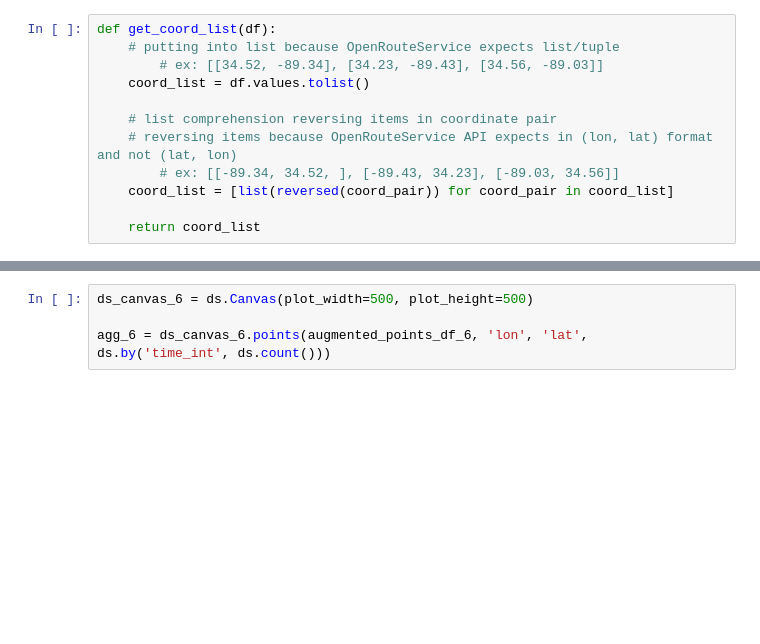
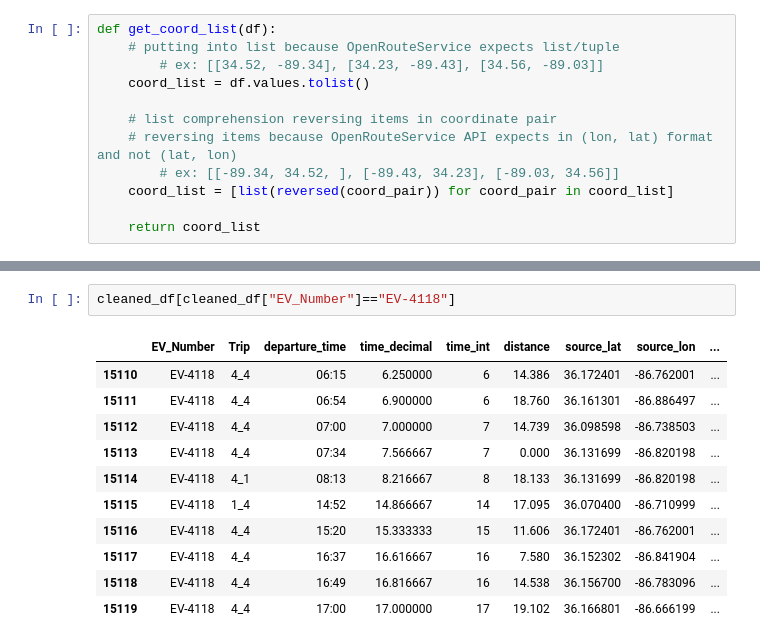
Before and after one commit to ultra-passion-fruit/GAN-EV-Map-Generation, a Jupyter notebook: gan-model.ipynb, the cells around one changed output, grey strips where cells are left out. Saved outputs shown, nothing was run; the diff lists cells and outputs as text; blank space fills up the shorter version.

```diff
--- a/gan-model.ipynb
+++ b/gan-model.ipynb
@@ -405,4 +376,14 @@ len(augmented_points_df_6)
-# %%
-ds_canvas_6 = ds.Canvas(plot_width=500, plot_height=500)
-
-agg_6 = ds_canvas_6.points(augmented_points_df_6, 'lon', 'lat', ds.by('time_int', ds.count()))
+# %%
+cleaned_df[cleaned_df["EV_Number"]=="EV-4118"]
+# %% [output]
+|  | EV_Number | Trip | departure_time | time_decimal | time_int | distance | source_lat | source_lon | ... |
+| 15110 | EV-4118 | 4_4 | 06:15 | 6.250000 | 6 | 14.386 | 36.172401 | -86.762001 | ... |
+| 15111 | EV-4118 | 4_4 | 06:54 | 6.900000 | 6 | 18.760 | 36.161301 | -86.886497 | ... |
+| 15112 | EV-4118 | 4_4 | 07:00 | 7.000000 | 7 | 14.739 | 36.098598 | -86.738503 | ... |
+| 15113 | EV-4118 | 4_4 | 07:34 | 7.566667 | 7 | 0.000 | 36.131699 | -86.820198 | ... |
+| 15114 | EV-4118 | 4_1 | 08:13 | 8.216667 | 8 | 18.133 | 36.131699 | -86.820198 | ... |
+| 15115 | EV-4118 | 1_4 | 14:52 | 14.866667 | 14 | 17.095 | 36.070400 | -86.710999 | ... |
+| 15116 | EV-4118 | 4_4 | 15:20 | 15.333333 | 15 | 11.606 | 36.172401 | -86.762001 | ... |
+| 15117 | EV-4118 | 4_4 | 16:37 | 16.616667 | 16 | 7.580 | 36.152302 | -86.841904 | ... |
+| 15118 | EV-4118 | 4_4 | 16:49 | 16.816667 | 16 | 14.538 | 36.156700 | -86.783096 | ... |
+| 15119 | EV-4118 | 4_4 | 17:00 | 17.000000 | 17 | 19.102 | 36.166801 | -86.666199 | ... |
```
Also changed, not shown: parts of 26 cells of this notebook, 22 other files.
